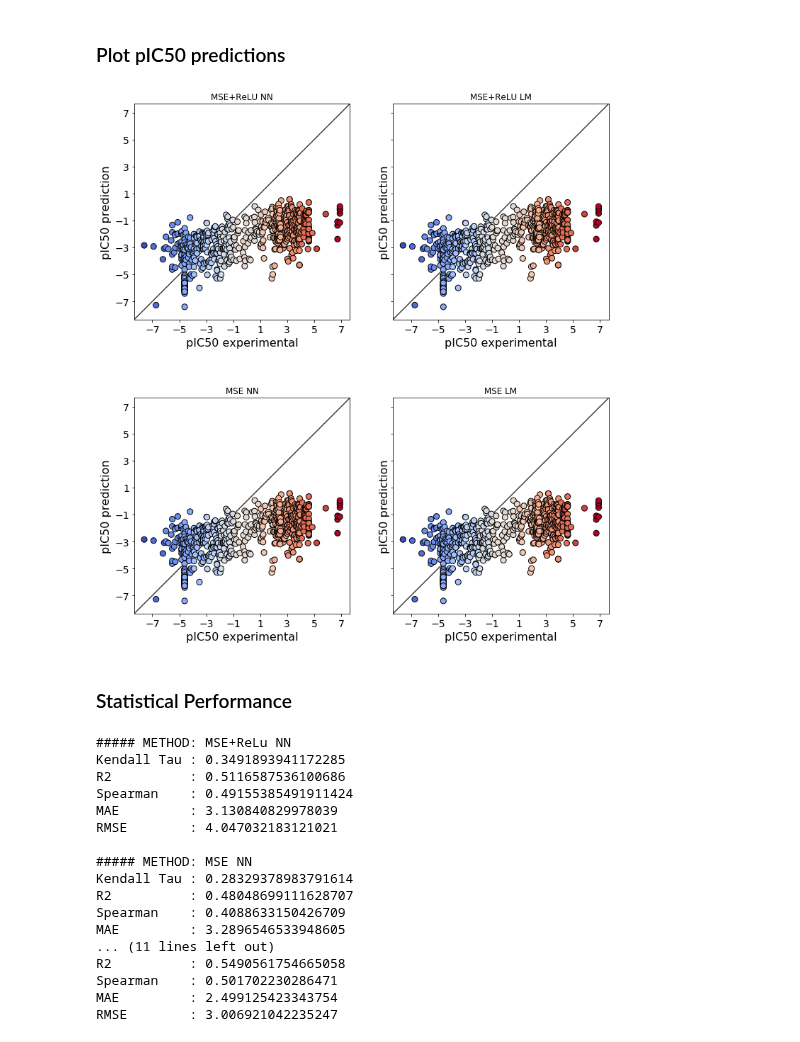
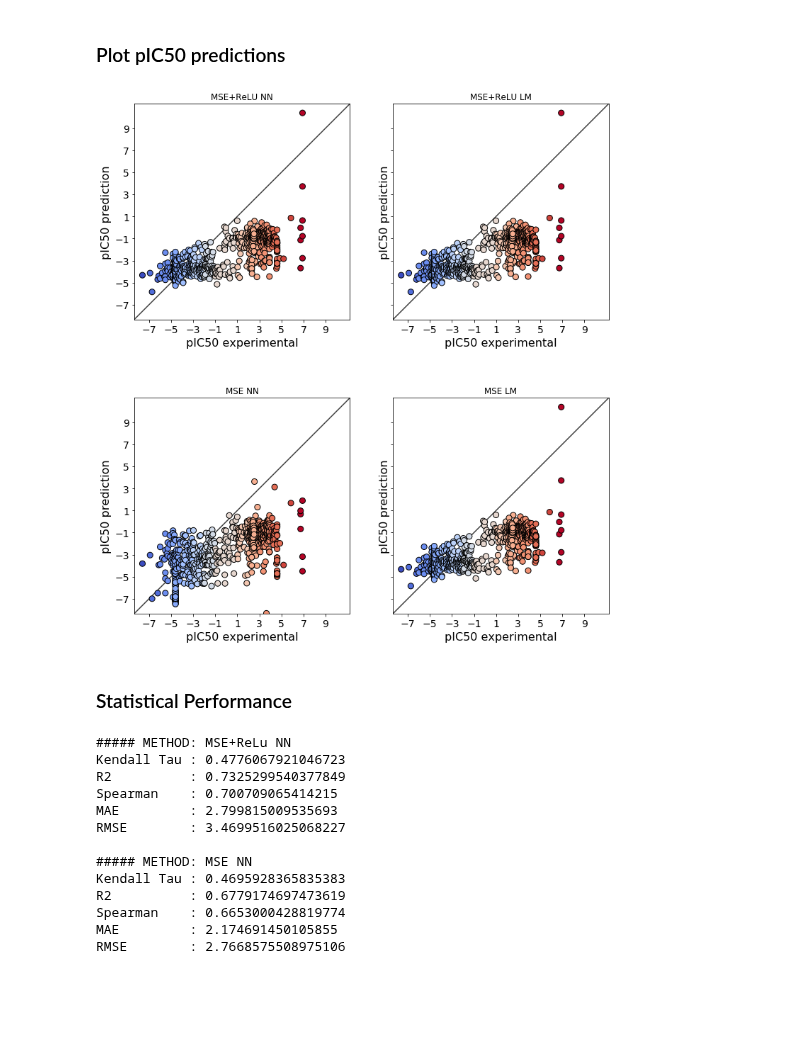
Before and after one commit to alejogiley/Novartis-Hackaton-7, a Jupyter notebook: Notebooks/Lee_NN.ipynb, the cells around one changed output. Cells and saved outputs as stored; diff of their text form; code cells hidden in the pictures; blank space fills up the shorter version.

```diff
--- a/Notebooks/Lee_NN.ipynb
+++ b/Notebooks/Lee_NN.ipynb
@@ -365,7 +352,7 @@ Parameters are not optimized! No Grid search.
 # Train neural network
 history = network.fit(x_train,                          # Features
                       y_train,                          # Target
-                      epochs=60,                       # Number of epochs
+                      epochs=600,                       # Number of epochs
                       verbose=0,                        # No output
                       batch_size=20,                    # Number of observations per batch
                       validation_data=(x_test, y_test)) # Data for evaluation
@@ -495,7 +467,7 @@ def create_linear(x):
     model.add(Activation("linear"))
 
     model.compile(loss=custom_loss,                     # Custom loss function
-                  optimizer=Adam(lr=1e-4, decay=1e-6),  # Adam optimizer
+                  optimizer=Adam(lr=1e-3, decay=1e-6),  # Adam optimizer
                   metrics=['accuracy']) 	            # measure performace
     return model
 # %%
@@ -606,8 +553,6 @@ Repeat the previous methods but ignore censored data
 def normal_loss(y_true, y_pred):
     # get deltas
     z = y_pred - y_true
-    r = y_pred - rcutoff_train
-    l = y_pred - lcutoff_train
     # Loss function
     return K.mean((1-s0_train)*K.square(z), axis=-1)
 # %% [markdown]
@@ -628,8 +573,8 @@ def create_model(x):
                     input_shape=(x, ),
                     kernel_initializer='random_uniform',
                     bias_initializer='ones'))
+    model.add(Dropout(0.2))
     model.add(Activation("relu"))
-    #model.add(Dropout(0.2))
     model.add(BatchNormalization())
     # hidden layer
     model.add(Dense(units=50))
@@ -642,8 +587,8 @@ def create_model(x):
     model.add(Dense(units=1, activation='linear'))
 
     model.compile(loss=normal_loss,                     # Normal loss function
-                  optimizer=Adam(lr=1e-4, decay=1e-6),  # Adam optimizer
-                  metrics=['accuracy']) 	            # measure performace
+                  optimizer=Adam(lr=1e-3, decay=1e-6),  # Adam optimizer
+                  metrics=['mse']) 	                    # measure performace
     return model
 # %%
 # input dimensions
@@ -923,26 +840,27 @@ vx = normalize(vx)
 ### Plot pIC50 predictions
 # %%
 #models = [network, network2, shallow, shallow2]
-models = [network, network, network, network]
+models = [network, network2, network, network]
 titles = ['MSE+ReLU NN','MSE NN','MSE+ReLU LM','MSE LM']
 
 plt.rcParams["figure.figsize"] = (12,14)
 plot_valid(models, titles)
 # %% [output]
-[figure, old version]
+[figure, new version]
 # %% [markdown]
 ### Statistical Performance
 # %%
 labels = ['MSE+ReLu NN', 'MSE NN', 'MSE+ReLu LM', 'MSE LM']
 
 i = 0
-for name in [network, network2, shallow, shallow2]:
+#for name in [network, network2, shallow, shallow2]:
+for name in [network, network2]:
 
-    slope, intercept, r_value, p_value, std_err = linregress(y, name.predict(x)[:,0])
-    tau, p_value                                = kendalltau(y, name.predict(x)[:,0])
-    rho, p_value                                = spearmanr(y, name.predict(x)[:,0])
-    mae                                         = mean_absolute_error(y, name.predict(x)[:,0])
-    mse                                         = mean_squared_error(y, name.predict(x)[:,0])
+    slope, intercept, r_value, p_value, std_err = linregress(vy, name.predict(vx)[:,0])
+    tau, p_value                                = kendalltau(vy, name.predict(vx)[:,0])
+    rho, p_value                                = spearmanr( vy, name.predict(vx)[:,0])
+    mae                                         = mean_absolute_error(vy, name.predict(vx)[:,0])
+    mse                                         = mean_squared_error( vy, name.predict(vx)[:,0])
 
     print("##### METHOD: %s" % labels[i])
     print("Kendall Tau : %s" % tau)
@@ -955,19 +873,15 @@ for name in [network, network2, shallow, shallow2]:
     i+=1
 # %% [output]
 ##### METHOD: MSE+ReLu NN
-Kendall Tau : 0.3491893941172285
-R2          : 0.5116587536100686
-Spearman    : 0.49155385491911424
-MAE         : 3.130840829978039
-RMSE        : 4.047032183121021
+Kendall Tau : 0.4776067921046723
+R2          : 0.7325299540377849
+Spearman    : 0.700709065414215
+MAE         : 2.799815009535693
+RMSE        : 3.4699516025068227
 
 ##### METHOD: MSE NN
-Kendall Tau : 0.28329378983791614
-R2          : 0.48048699111628707
-Spearman    : 0.4088633150426709
-MAE         : 3.2896546533948605
-... (11 lines left out)
-R2          : 0.5490561754665058
-Spearman    : 0.501702230286471
-MAE         : 2.499125423343754
-RMSE        : 3.006921042235247
+Kendall Tau : 0.4695928365835383
+R2          : 0.6779174697473619
+Spearman    : 0.6653000428819774
+MAE         : 2.174691450105855
+RMSE        : 2.7668575508975106
```
Also changed, not shown: parts of 24 cells of this notebook.
